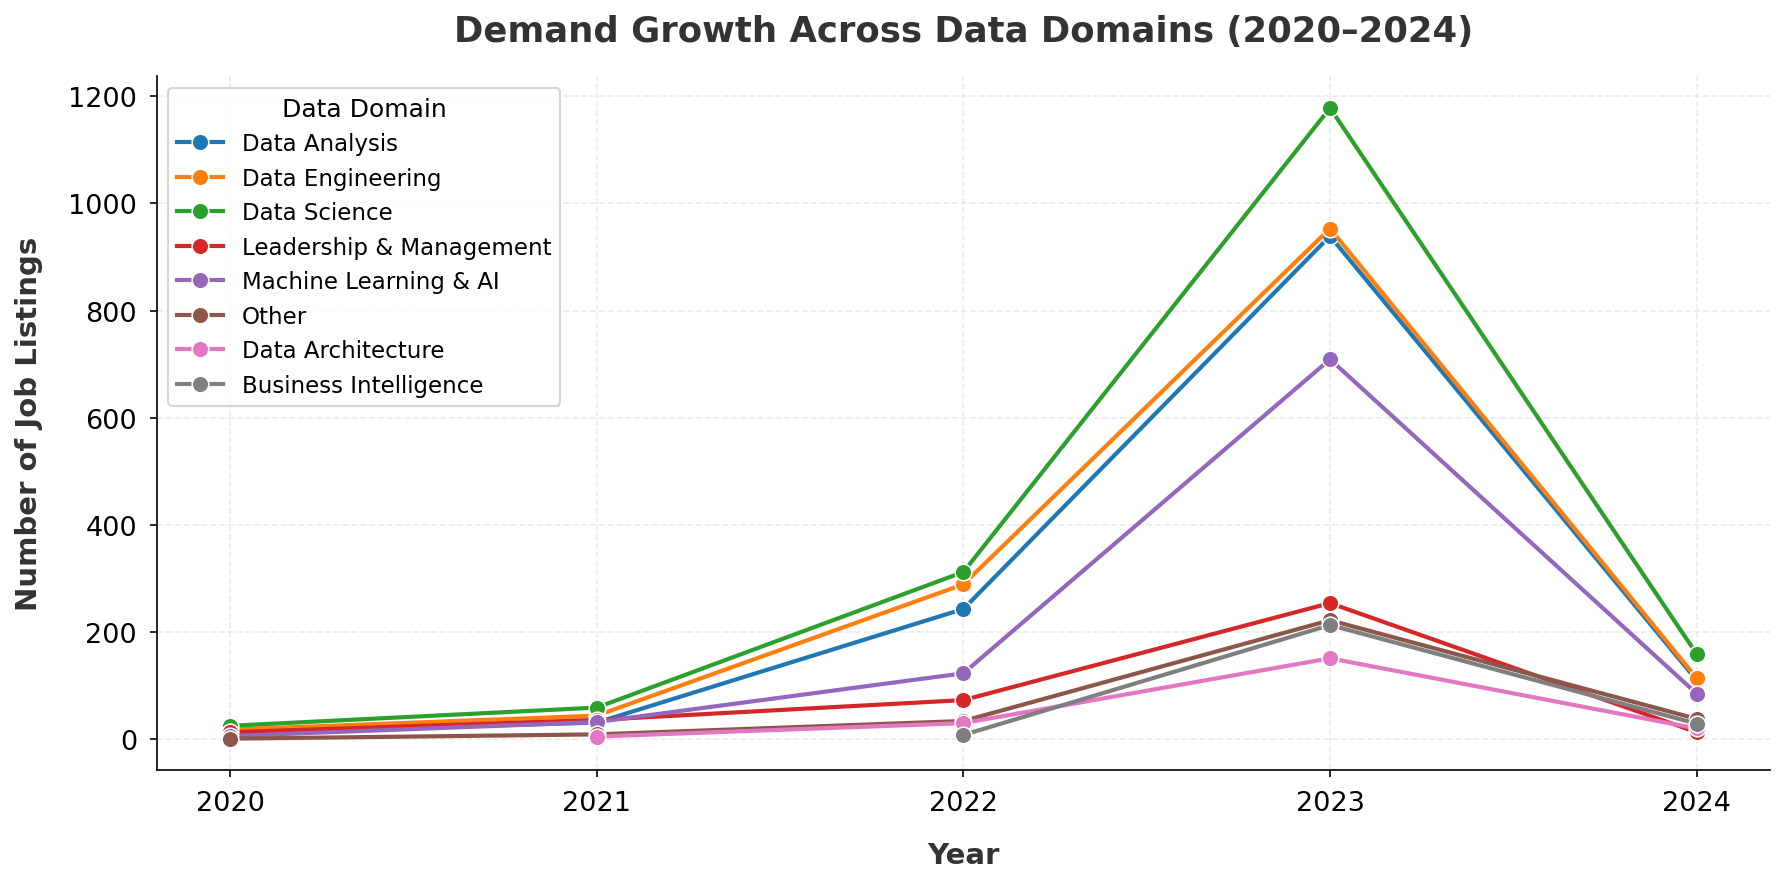
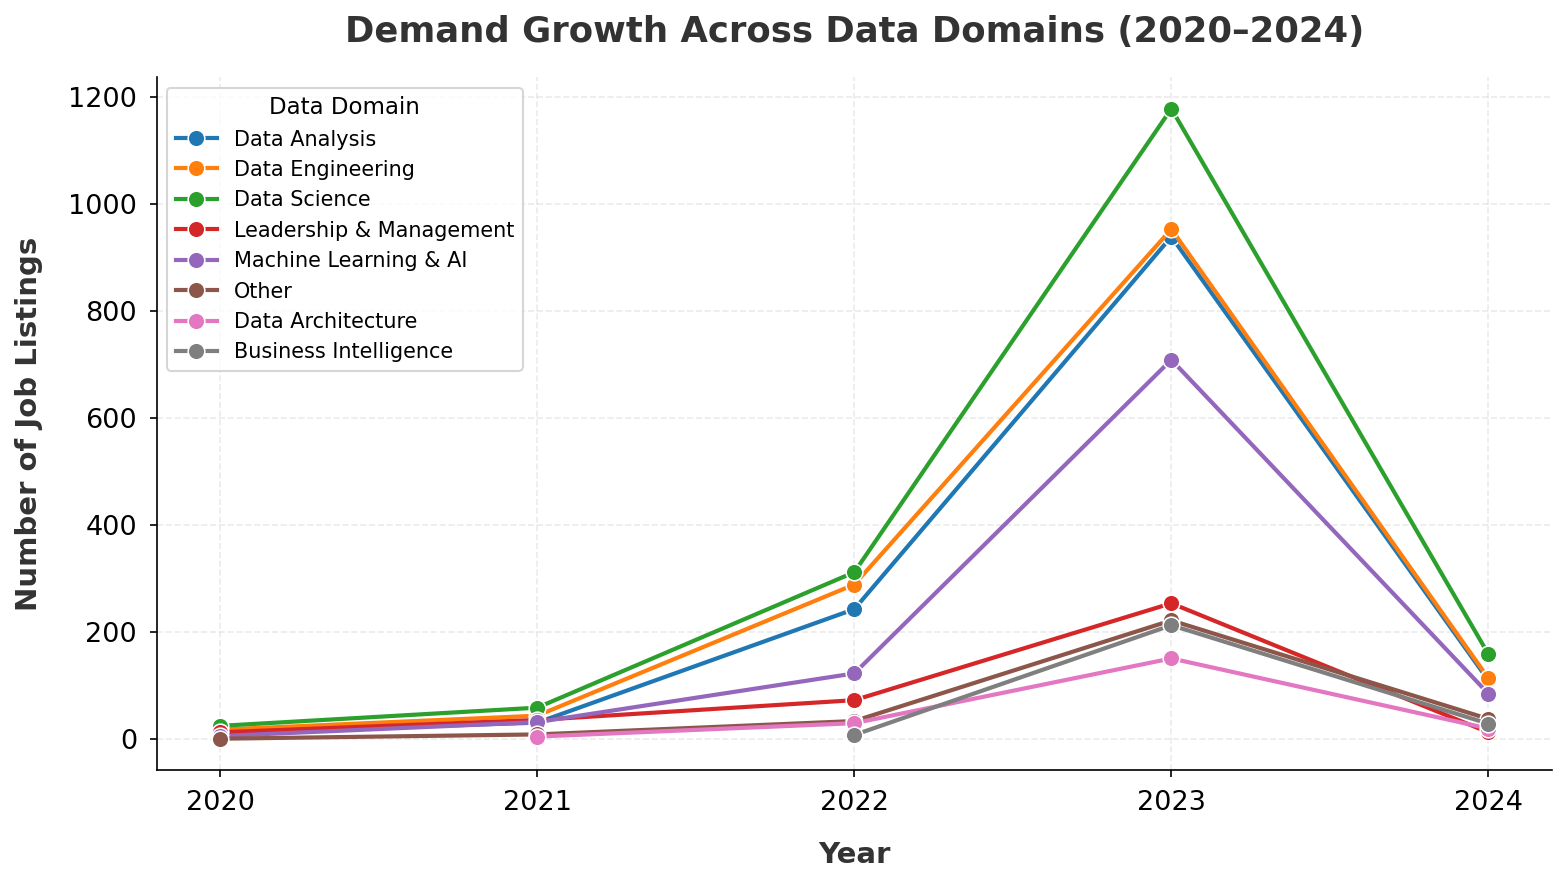
The change to this notebook cell's code, shown as a diff; its figure went from the first image to the second:
--- before
+++ after
@@ -54,10 +54,9 @@
     loc="upper left",
     frameon=True,
-    title_fontsize=12,
-    fontsize=11
+    title_fontsize=11,
+    fontsize=10
 )
 
 ax.spines['top'].set_visible(False)
 ax.spines['right'].set_visible(False)
-plt.tight_layout()
 plt.show()

Commit: Improved Chart Quality